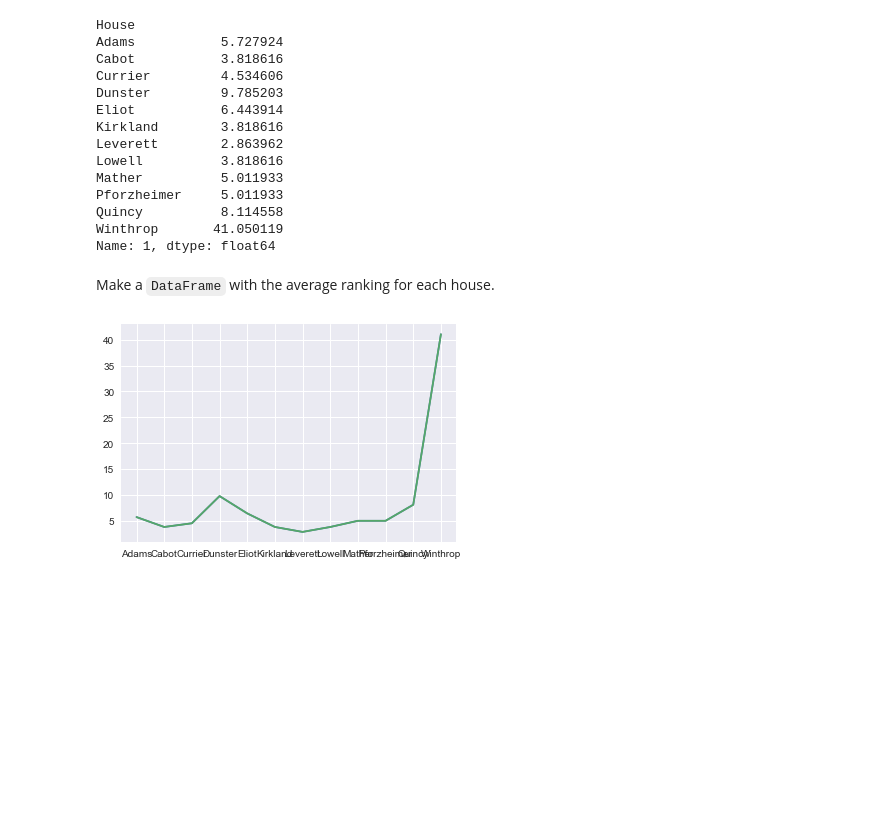
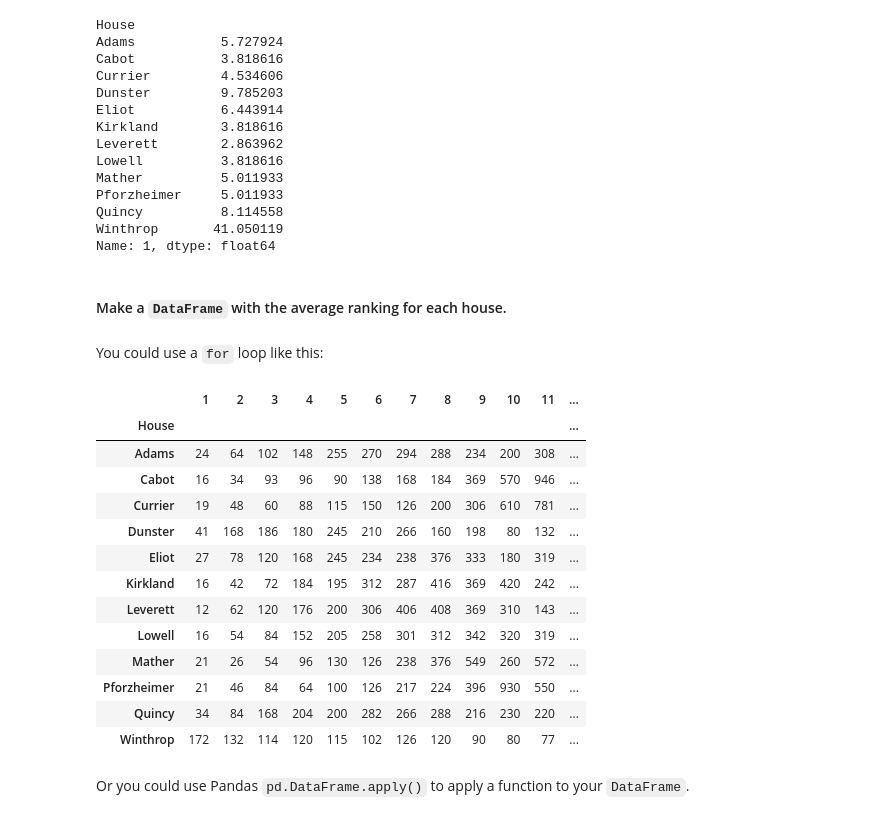
Before and after one commit to HarvardOpenData/data-science-tutorial, a Jupyter notebook: numpy_pandas_notebook.ipynb, the cells around one changed output. Drawn from its saved outputs; the diff is of its cells as text; code cells hidden in the pictures; blank space fills up the shorter version.

```diff
--- a/numpy_pandas_notebook.ipynb
+++ b/numpy_pandas_notebook.ipynb
@@ -282,9 +293,29 @@ Quincy          8.114558
 Winthrop       41.050119
 Name: 1, dtype: float64
 # %% [markdown]
-Make a `DataFrame` with the average ranking for each house.
+#### Make a `DataFrame` with the average ranking for each house.
-# %%
-plt.plot(rankings.iloc[:,0] / n * 100)
-plt.show()
-# %% [output]
-[figure, removed]
+# %% [markdown]
+You could use a `for` loop like this:
+# %%
+w_rankings = rankings.copy()
+for i in range(12):
+    w_rankings.iloc[:, i] = w_rankings.iloc[:, i] * (i + 1)
+# %%
+w_rankings
+# %% [output]
+|  | 1 | 2 | 3 | 4 | 5 | 6 | 7 | 8 | 9 | 10 | 11 | ... |
+| House |  |  |  |  |  |  |  |  |  |  |  | ... |
+| Adams | 24 | 64 | 102 | 148 | 255 | 270 | 294 | 288 | 234 | 200 | 308 | ... |
+| Cabot | 16 | 34 | 93 | 96 | 90 | 138 | 168 | 184 | 369 | 570 | 946 | ... |
+| Currier | 19 | 48 | 60 | 88 | 115 | 150 | 126 | 200 | 306 | 610 | 781 | ... |
+| Dunster | 41 | 168 | 186 | 180 | 245 | 210 | 266 | 160 | 198 | 80 | 132 | ... |
+| Eliot | 27 | 78 | 120 | 168 | 245 | 234 | 238 | 376 | 333 | 180 | 319 | ... |
+| Kirkland | 16 | 42 | 72 | 184 | 195 | 312 | 287 | 416 | 369 | 420 | 242 | ... |
+| Leverett | 12 | 62 | 120 | 176 | 200 | 306 | 406 | 408 | 369 | 310 | 143 | ... |
+| Lowell | 16 | 54 | 84 | 152 | 205 | 258 | 301 | 312 | 342 | 320 | 319 | ... |
+| Mather | 21 | 26 | 54 | 96 | 130 | 126 | 238 | 376 | 549 | 260 | 572 | ... |
+| Pforzheimer | 21 | 46 | 84 | 64 | 100 | 126 | 217 | 224 | 396 | 930 | 550 | ... |
+| Quincy | 34 | 84 | 168 | 204 | 200 | 282 | 266 | 288 | 216 | 230 | 220 | ... |
+| Winthrop | 172 | 132 | 114 | 120 | 115 | 102 | 126 | 120 | 90 | 80 | 77 | ... |
+# %% [markdown]
+Or you could use Pandas `pd.DataFrame.apply()` to apply a function to your `DataFrame`.
```
Also changed, not shown: parts of 24 cells of this notebook, 1 other file.
